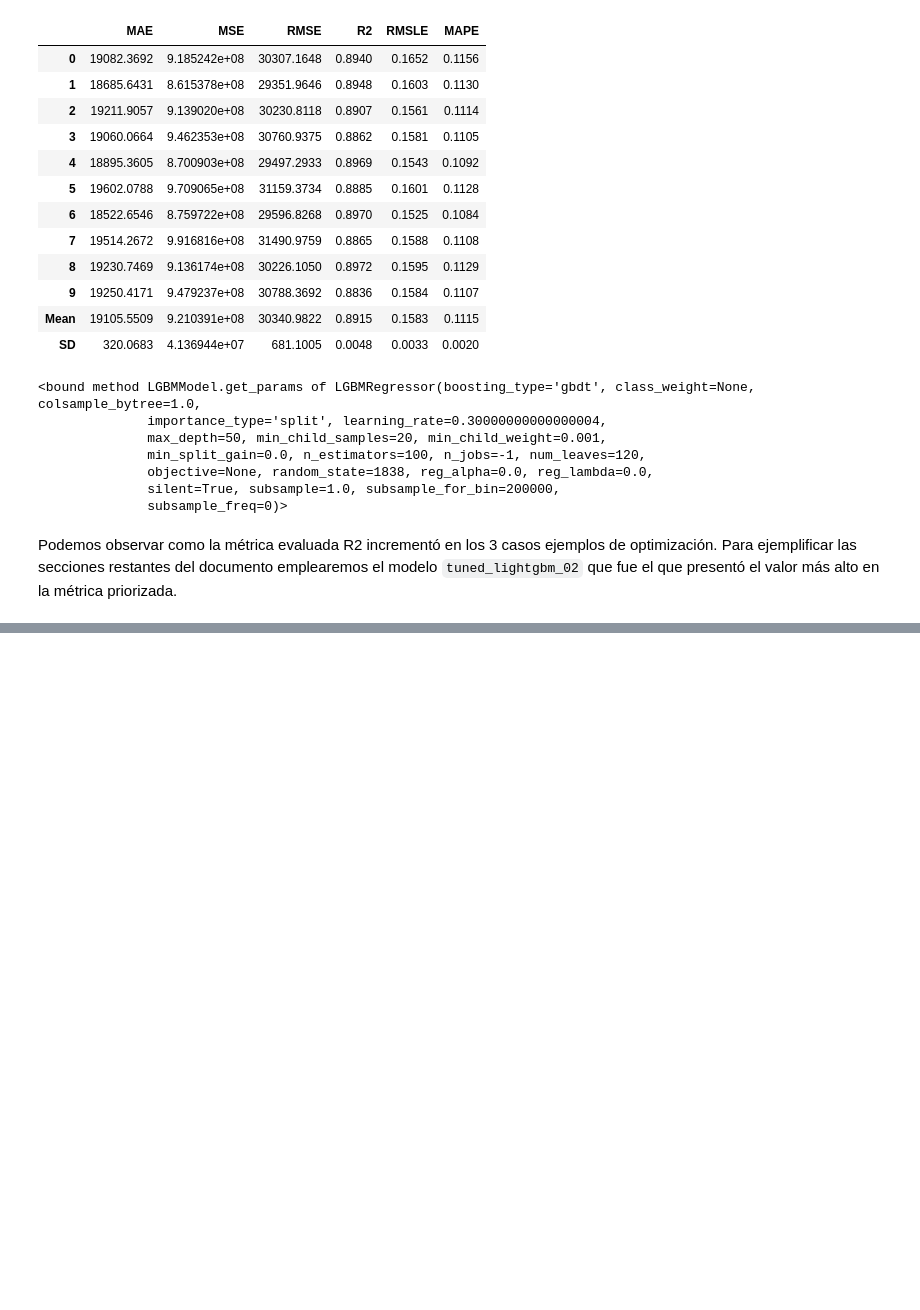
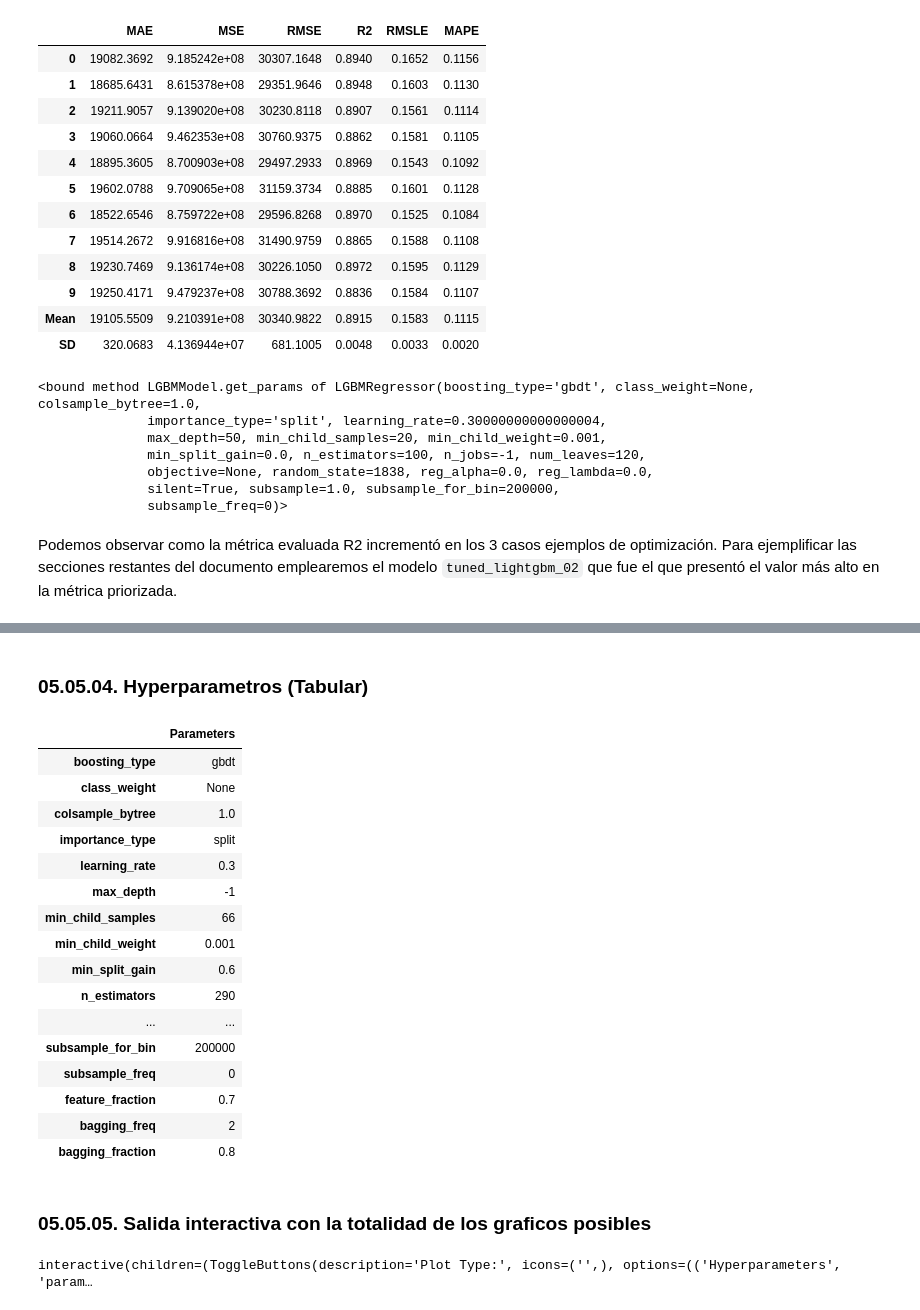
Before and after one commit to alexandergribenchenko/Acamica_P_04_Pycaret_Exploration_Project, a Jupyter notebook: Acamica_PY_04.ipynb, the cells around one changed output, grey strips where cells are left out. Saved outputs shown, nothing was run; the diff lists cells and outputs as text; code cells hidden in the pictures; blank space fills up the shorter version.

```diff
--- a/Acamica_PY_04.ipynb
+++ b/Acamica_PY_04.ipynb
@@ -396,0 +421,28 @@ Podemos observar como la métrica evaluada R2 incrementó en los 3 casos ejemplo
+# %% [markdown]
+### **05.05.04. Hyperparametros (Tabular)**
+# %%
+plot_model(tuned_lightgbm_02, plot='parameter')
+# %% [output]
+|  | Parameters |
+| boosting_type | gbdt |
+| class_weight | None |
+| colsample_bytree | 1.0 |
+| importance_type | split |
+| learning_rate | 0.3 |
+| max_depth | -1 |
+| min_child_samples | 66 |
+| min_child_weight | 0.001 |
+| min_split_gain | 0.6 |
+| n_estimators | 290 |
+| ... | ... |
+| subsample_for_bin | 200000 |
+| subsample_freq | 0 |
+| feature_fraction | 0.7 |
+| bagging_freq | 2 |
+| bagging_fraction | 0.8 |
+# %% [markdown]
+### **05.05.05. Salida interactiva con la totalidad de los graficos posibles**
+# %%
+evaluate_model(tuned_lightgbm_02)
+# %% [output]
+interactive(children=(ToggleButtons(description='Plot Type:', icons=('',), options=(('Hyperparameters', 'param…
```
Also changed, not shown: parts of 8 cells of this notebook.
